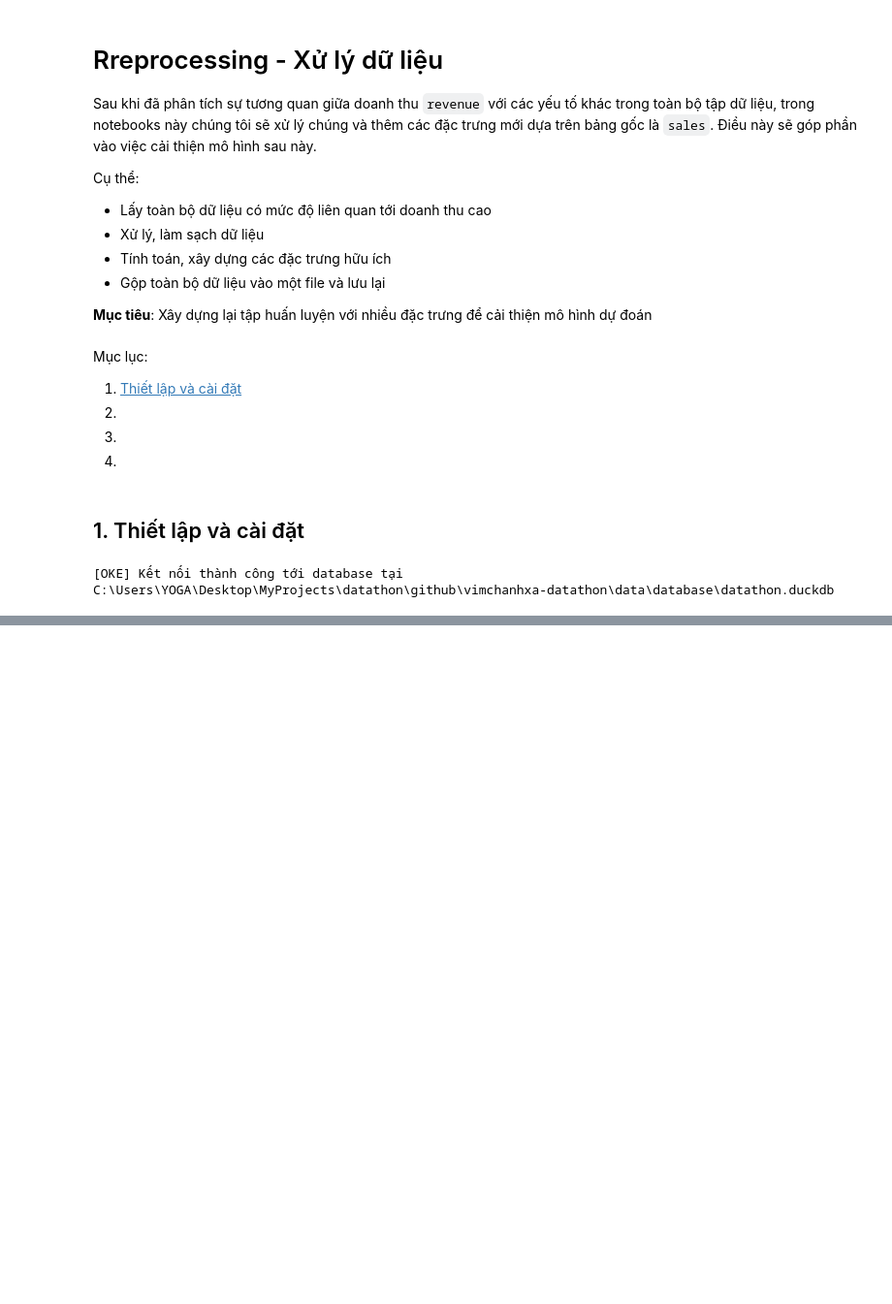
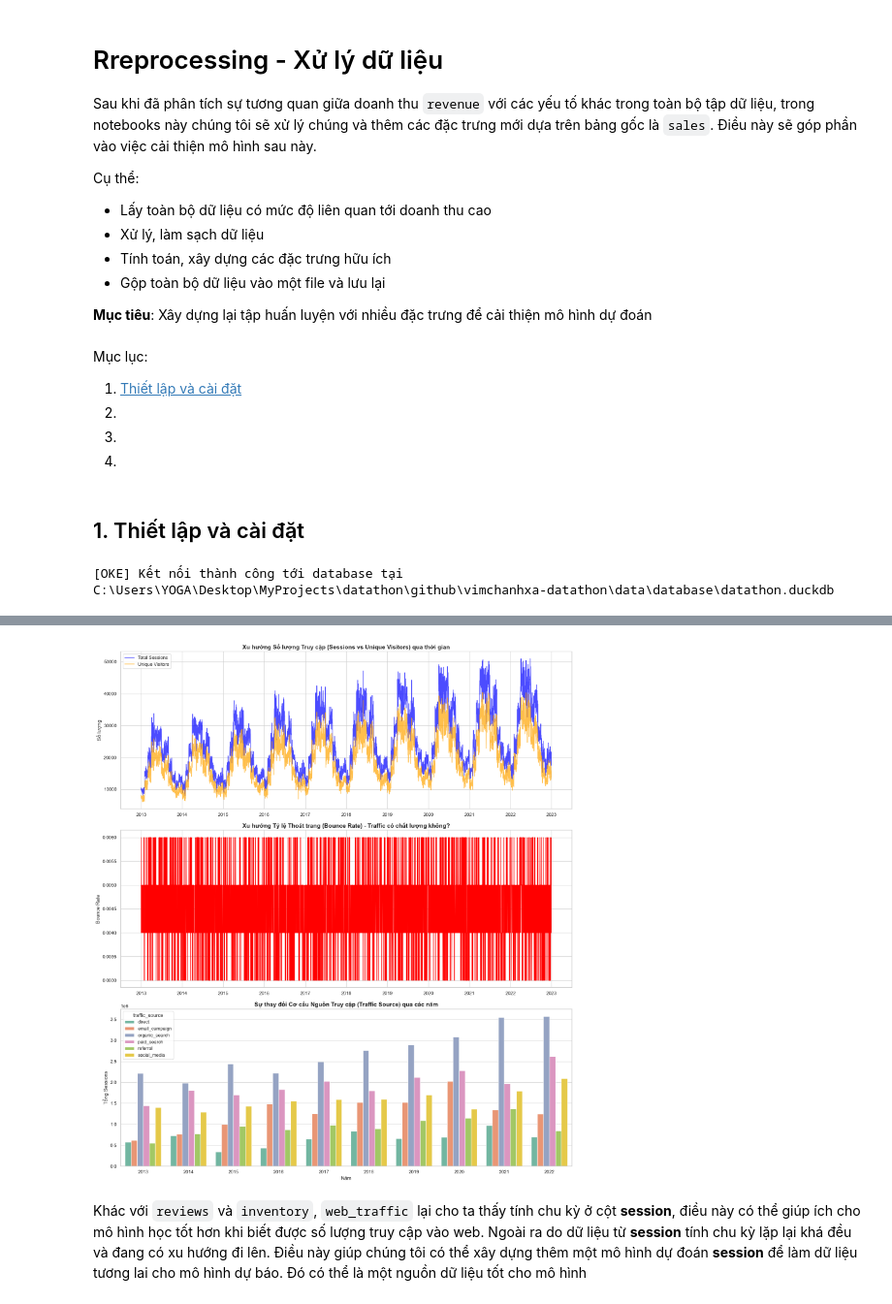
Before and after one commit to anhthu0910/vimchanhxa-datathon, a Jupyter notebook: notebooks/02_PREPROCESSING_.ipynb, the cells around one changed output, grey strips where cells are left out. Shown at 97% size. Saved outputs shown, nothing was run; the diff lists cells and outputs as text; code cells hidden in the pictures; blank space fills up the shorter version.

```diff
--- a/notebooks/02_PREPROCESSING_.ipynb
+++ b/notebooks/02_PREPROCESSING_.ipynb
@@ -35,0 +122,5 @@ conn = get_connection()
+# %%
+# Bảng thông tin truy cập: web_traffic
+sql = 'SELECT * FROM web_traffic'
+web_traffic = conn.execute(sql).df()
+web_traffic.head()
@@ -35,0 +473,53 @@ conn = get_connection()
+# %%
+# 2. Tổng hợp dữ liệu theo NGÀY (Bỏ qua traffic_source để xem tổng quan)
+daily_traffic = web_traffic.groupby('date').agg(
+    total_sessions=('sessions', 'sum'),
+    total_unique_visitors=('unique_visitors', 'sum'),
+    total_page_views=('page_views', 'sum'),
+    avg_bounce_rate=('bounce_rate', 'mean'), # Tỷ lệ thoát trang trung bình
+    avg_duration=('avg_session_duration_sec', 'mean')
+).reset_index()
+
+# Thêm cột Year và Month để phân tích mùa vụ nếu cần
+daily_traffic['year'] = daily_traffic['date'].dt.year
+daily_traffic['month'] = daily_traffic['date'].dt.month
+
+# 3. Trực quan hóa dữ liệu
+sns.set_theme(style="whitegrid")
+fig, axes = plt.subplots(3, 1, figsize=(16, 18))
+
+# ==========================================
+# Biểu đồ 1: Số lượng Traffic (Sessions & Visitors)
+# ==========================================
+sns.lineplot(data=daily_traffic, x='date', y='total_sessions', label='Total Sessions', ax=axes[0], color='blue', alpha=0.7)
+sns.lineplot(data=daily_traffic, x='date', y='total_unique_visitors', label='Unique Visitors', ax=axes[0], color='orange', alpha=0.7)
+axes[0].set_title('Xu hướng Số lượng Truy cập (Sessions vs Unique Visitors) qua thời gian', fontsize=14, fontweight='bold')
+axes[0].set_ylabel('Số lượng')
+axes[0].set_xlabel('')
+axes[0].legend()
+
+# ==========================================
+# Biểu đồ 2: Chất lượng Traffic (Bounce Rate)
+# ==========================================
+# Bounce rate càng thấp thì lượng traffic càng chất lượng
+sns.lineplot(data=daily_traffic, x='date', y='avg_bounce_rate', ax=axes[1], color='red', linewidth=1.5)
+axes[1].set_title('Xu hướng Tỷ lệ Thoát trang (Bounce Rate) - Traffic có chất lượng không?', fontsize=14, fontweight='bold')
+axes[1].set_ylabel('Bounce Rate')
+axes[1].set_xlabel('')
+
+# ==========================================
+# Biểu đồ 3: Phân bổ Nguồn Traffic (Traffic Source)
+# ==========================================
+# Tổng hợp theo Năm và Nguồn để xem sự thay đổi chiến lược
+source_yearly = web_traffic.groupby([web_traffic['date'].dt.year, 'traffic_source'])['sessions'].sum().reset_index()
+sns.barplot(data=source_yearly, x='date', y='sessions', hue='traffic_source', ax=axes[2], palette='Set2')
+axes[2].set_title('Sự thay đổi Cơ cấu Nguồn Truy cập (Traffic Source) qua các năm', fontsize=14, fontweight='bold')
+axes[2].set_ylabel('Tổng Sessions')
+axes[2].set_xlabel('Năm')
+
+plt.tight_layout()
+plt.show()
+# %% [output]
+[figure, added]
+# %% [markdown]
+Khác với `reviews` và `inventory`, `web_traffic` lại cho ta thấy tính chu kỳ ở cột **session**, điều này có thể giúp ích cho mô hình học tốt hơn khi biết được số lượng truy cập vào web. Ngoài ra do dữ liệu từ **session** tính chu kỳ lặp lại khá đều và đang có xu hướng đi lên. Điều này giúp chúng tôi có thể xây dựng thêm một mô hình dự đoán **session** để làm dữ liệu tương lai cho mô hình dự báo. Đó có thể là một nguồn dữ liệu tốt cho mô hình
```
Also changed, not shown: parts of 38 cells of this notebook.
